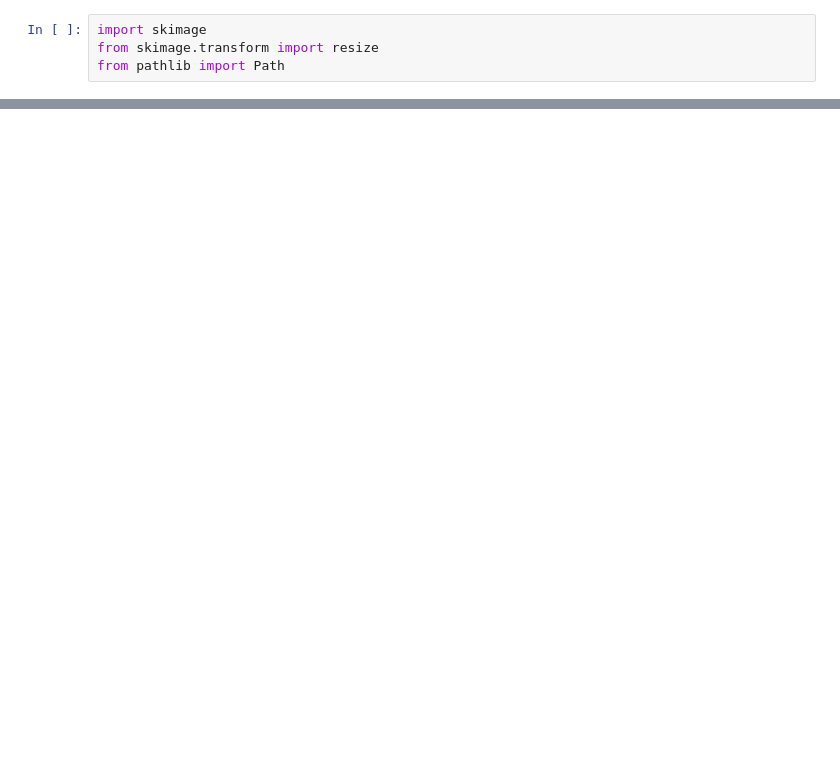
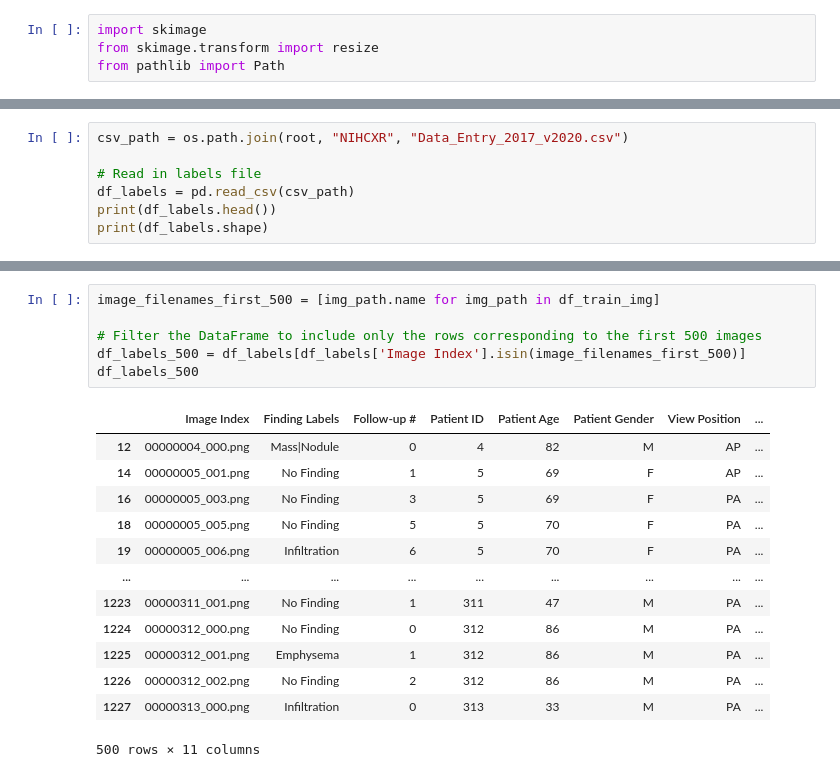
Before and after one commit to adcollin/COVID-detection-from-XRay, a Jupyter notebook: ms3.ipynb, the cells around one changed output, grey strips where cells are left out. Drawn from its saved outputs; the diff is of its cells as text; blank space fills up the shorter version.

```diff
--- a/ms3.ipynb
+++ b/ms3.ipynb
@@ -118,0 +77,7 @@ plt.imshow(negative_np[10])
+# %%
+csv_path = os.path.join(root, "NIHCXR", "Data_Entry_2017_v2020.csv")
+
+# Read in labels file
+df_labels = pd.read_csv(csv_path)
+print(df_labels.head())
+print(df_labels.shape)
@@ -118,0 +102,20 @@ plt.imshow(negative_np[10])
+# %%
+image_filenames_first_500 = [img_path.name for img_path in df_train_img]
+
+# Filter the DataFrame to include only the rows corresponding to the first 500 images
+df_labels_500 = df_labels[df_labels['Image Index'].isin(image_filenames_first_500)]
+df_labels_500
+# %% [output]
+|  | Image Index | Finding Labels | Follow-up # | Patient ID | Patient Age | Patient Gender | View Position | ... |
+| 12 | 00000004_000.png | Mass|Nodule | 0 | 4 | 82 | M | AP | ... |
+| 14 | 00000005_001.png | No Finding | 1 | 5 | 69 | F | AP | ... |
+| 16 | 00000005_003.png | No Finding | 3 | 5 | 69 | F | PA | ... |
+| 18 | 00000005_005.png | No Finding | 5 | 5 | 70 | F | PA | ... |
+| 19 | 00000005_006.png | Infiltration | 6 | 5 | 70 | F | PA | ... |
+| ... | ... | ... | ... | ... | ... | ... | ... | ... |
+| 1223 | 00000311_001.png | No Finding | 1 | 311 | 47 | M | PA | ... |
+| 1224 | 00000312_000.png | No Finding | 0 | 312 | 86 | M | PA | ... |
+| 1225 | 00000312_001.png | Emphysema | 1 | 312 | 86 | M | PA | ... |
+| 1226 | 00000312_002.png | No Finding | 2 | 312 | 86 | M | PA | ... |
+| 1227 | 00000313_000.png | Infiltration | 0 | 313 | 33 | M | PA | ... |
+500 rows × 11 columns
```
Also changed, not shown: parts of 18 cells of this notebook, 4 other files.
